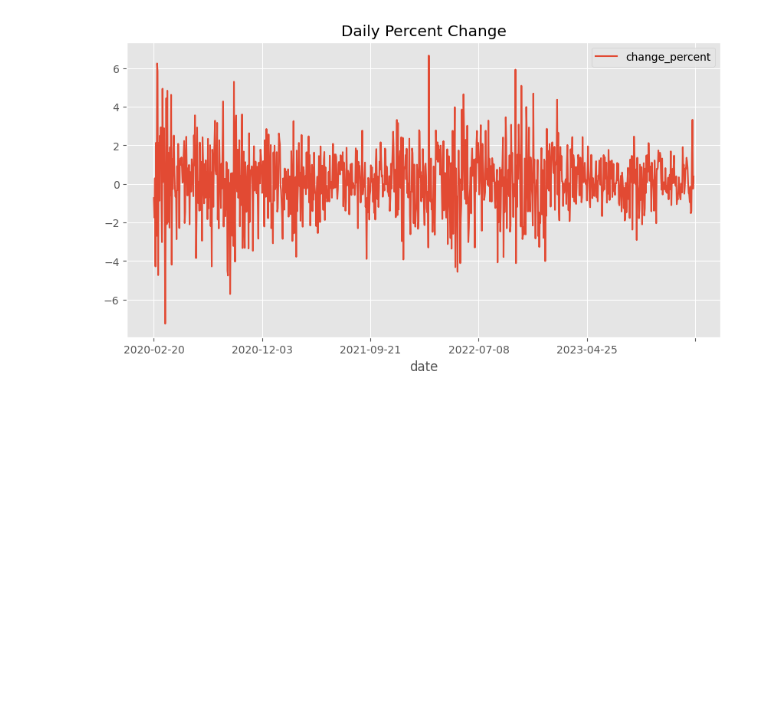
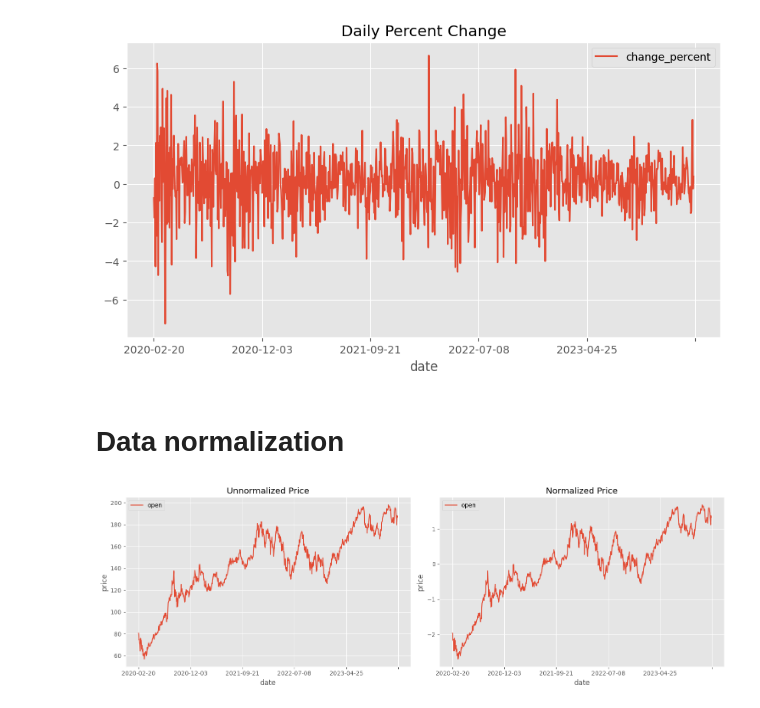
Before and after one commit to oragamiman01/stock_prediction, a Jupyter notebook: naive_forecast.ipynb, the cells around one changed output. Cells and saved outputs as stored; diff of their text form; code cells hidden in the pictures; blank space fills up the shorter version.

Commit message:
plots

```diff
--- a/naive_forecast.ipynb
+++ b/naive_forecast.ipynb
@@ -78,3 +78,36 @@ plt.title('Daily Percent Change')
 plt.show()
 # %% [output]
 [figure]
+# %% [markdown]
+# Data normalization
+# %%
+def z_norm(df, cols):
+    """Performs z-score normalization on cols of df
+
+    inputs:
+        df: stock data
+        cols: columns to be normalized
+
+    returns:
+        df_std: normalized z-score data
+    """
+
+    df_std = df.copy()
+    for c in cols:
+        df_std[c] = (df_std[c] - df_std[c].mean()) / df_std[c].std()
+
+    return df_std
+# %%
+cols = list(df.columns)
+cols.remove("date")
+
+df_std = z_norm(df, cols)
+fig, axs = plt.subplots(1,2)
+df.plot(x='date', y='open', ax=axs[0], figsize=(15,5), ylabel="price")
+df_std.plot(x='date', y='open', ax=axs[1], ylabel='price')
+axs[0].set_title("Unnormalized Price")
+axs[1].set_title("Normalized Price")
+fig.tight_layout()
+plt.show()
+# %% [output]
+[figure, added]
```
Also changed, not shown: parts of 3 cells of this notebook.
